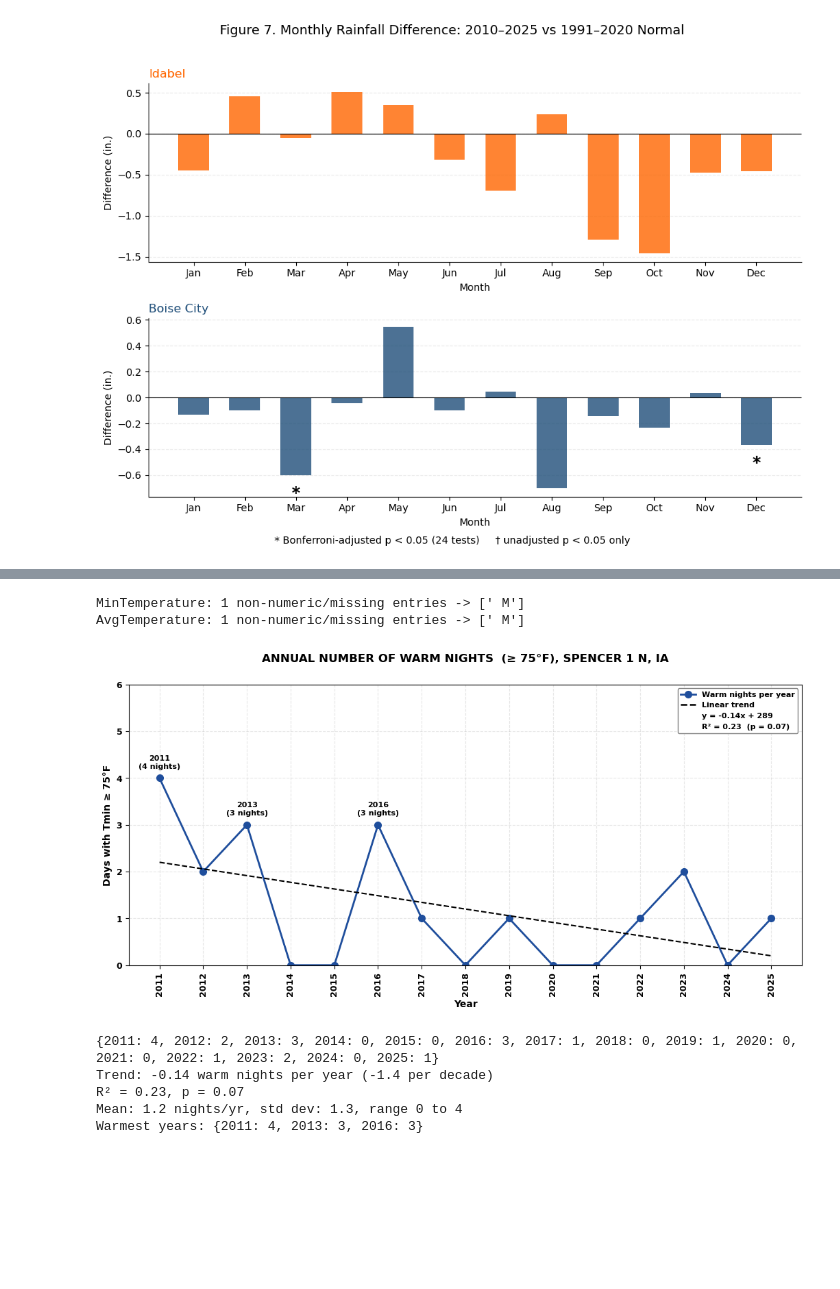
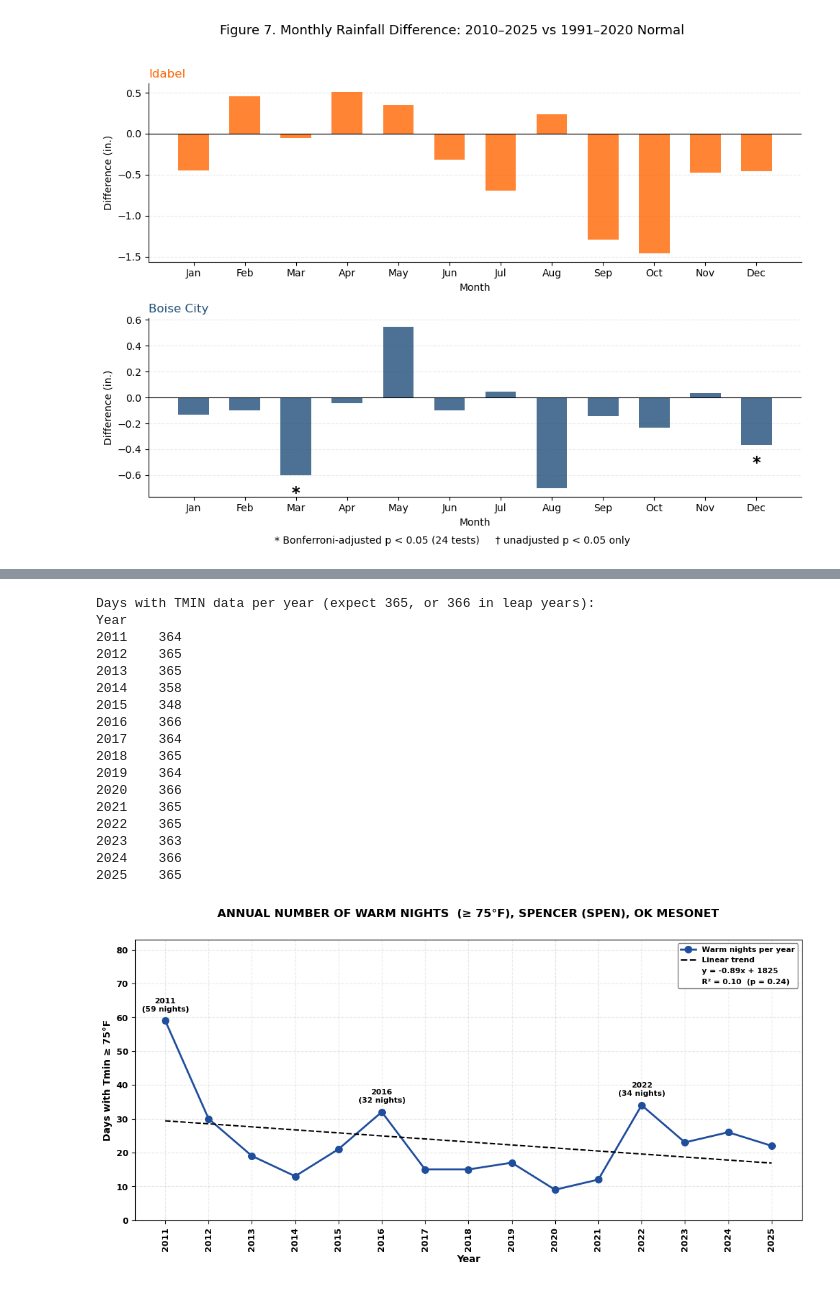
Before and after one commit to damponsah20/FS, a Jupyter notebook: Fact-Sheet_codes.ipynb, the cells around one changed output, grey strips where cells are left out. Cells and saved outputs as stored; diff of their text form; code cells hidden in the pictures; blank space fills up the shorter version.

```diff
--- a/Fact-Sheet_codes.ipynb
+++ b/Fact-Sheet_codes.ipynb
@@ -1245,25 +1376,30 @@ from matplotlib.lines import Line2D
 from matplotlib.ticker import MaxNLocator
 from scipy import stats
 
+STATION = 'SPENCER (SPEN), OK MESONET'
+
 # ---- Load and clean ----
-spencer = pd.read_excel('SPENCER_1N.xlsx')
-spencer.columns = spencer.columns.str.strip()   # removes hidden spaces in headers
-spencer['Date'] = pd.to_datetime(spencer['Date'])
+spencer = pd.read_csv('SPENCER_DAILY.csv')
+spencer.columns = spencer.columns.str.strip()
+
+
+spencer['Date'] = pd.to_datetime(
+    spencer[['YEAR', 'MONTH', 'DAY']].rename(
+        columns={'YEAR': 'year', 'MONTH': 'month', 'DAY': 'day'}))
 spencer['Year'] = spencer['Date'].dt.year
 
-# ---- Force temperature columns to numeric; show any non-numeric entries ----
-for col in ['MaxTemperature', 'MinTemperature', 'AvgTemperature']:
-    bad = spencer.loc[pd.to_numeric(spencer[col], errors='coerce').isna(), col]
-    if len(bad) > 0:
-        print(f'{col}: {len(bad)} non-numeric/missing entries ->', bad.unique())
+
+for col in ['TMAX', 'TMIN', 'RAIN']:
     spencer[col] = pd.to_numeric(spencer[col], errors='coerce')
+    spencer.loc[spencer[col] <= -900, col] = np.nan
 
-# "T" (trace) precipitation -> 0 (needed for later figures)
-spencer['Precipitation'] = pd.to_numeric(
-    spencer['Precipitation'].replace('T', 0), errors='coerce')
+# ---- Data check: days with TMIN data per year ----
+print('Days with TMIN data per year (expect 365, or 366 in leap years):')
+print(spencer.groupby('Year')['TMIN'].count().to_string())
+print()
 
 # ---- Count warm nights (Tmin >= 75°F) per year ----
-warm_nights = (spencer['MinTemperature'] >= 75).groupby(spencer['Year']).sum()
+warm_nights = (spencer['TMIN'] >= 75).groupby(spencer['Year']).sum()
 years = warm_nights.index.values
 counts = warm_nights.values
 
@@ -1288,48 +1424,50 @@ handles = [
     Line2D([], [], color='black', ls='--', lw=1.8),
     Line2D([], [], ls='None'),
     Line2D([], [], ls='None'),
 ]
 labels = [
     'Warm nights per year',
     'Linear trend',
     f'y = {slope:.2f}x {sign} {abs(intercept):.0f}',
     f'R² = {r2:.2f}  (p = {p:.2f})',
 ]
 ax.legend(handles, labels, loc='upper right', frameon=True, framealpha=1,
           edgecolor='gray', prop={'weight': 'bold', 'size': 8})
 
 ax.set_xlabel('Year', fontweight='bold')
 ax.set_ylabel('Days with Tmin ≥ 75°F', fontweight='bold')
-ax.set_title('ANNUAL NUMBER OF WARM NIGHTS  (≥ 75°F), SPENCER 1 N, IA',
+ax.set_title(f'ANNUAL NUMBER OF WARM NIGHTS  (≥ 75°F), {STATION}',
              fontweight='bold', y=1.06)
 ax.set_xticks(years)
 ax.tick_params(axis='x', rotation=90)
-ax.set_ylim(0, max(np.ceil(counts.max() * 1.5), 4))
+ax.set_ylim(0, max(np.ceil(counts.max() * 1.4), 4))     # scales with the data
 ax.yaxis.set_major_locator(MaxNLocator(integer=True))
 ax.grid(alpha=0.3, linestyle='--')
 
 # Bold tick labels
 for lbl in ax.get_xticklabels() + ax.get_yticklabels():
     lbl.set_fontweight('bold')
     lbl.set_fontsize(9)
 
 fig.tight_layout()
 fig.savefig('fig2_warm_nights.png', dpi=300)
 plt.show()
-
-# ---- Results ----
-print(warm_nights.to_dict())
-print(f'Trend: {slope:+.2f} warm nights per year ({slope*10:+.1f} per decade)')
-print(f'R² = {r2:.2f}, p = {p:.2f}')
-print(f'Mean: {counts.mean():.1f} nights/yr, std dev: {counts.std(ddof=1):.1f}, '
-      f'range {counts.min()} to {counts.max()}')
-print('Warmest years:', warm_nights.sort_values(ascending=False).head(3).to_dict())
 # %% [output]
-MinTemperature: 1 non-numeric/missing entries -> [' M']
-AvgTemperature: 1 non-numeric/missing entries -> [' M']
+Days with TMIN data per year (expect 365, or 366 in leap years):
+Year
+2011    364
+2012    365
+2013    365
+2014    358
+2015    348
+2016    366
+2017    364
+2018    365
+2019    364
+2020    366
+2021    365
+2022    365
+2023    363
+2024    366
+2025    365
-[figure, old version]
+[figure, new version]
-{2011: 4, 2012: 2, 2013: 3, 2014: 0, 2015: 0, 2016: 3, 2017: 1, 2018: 0, 2019: 1, 2020: 0, 2021: 0, 2022: 1, 2023: 2, 2024: 0, 2025: 1}
-Trend: -0.14 warm nights per year (-1.4 per decade)
-R² = 0.23, p = 0.07
-Mean: 1.2 nights/yr, std dev: 1.3, range 0 to 4
-Warmest years: {2011: 4, 2013: 3, 2016: 3}
```
Also changed, not shown: parts of 9 cells of this notebook, 7 other files.
